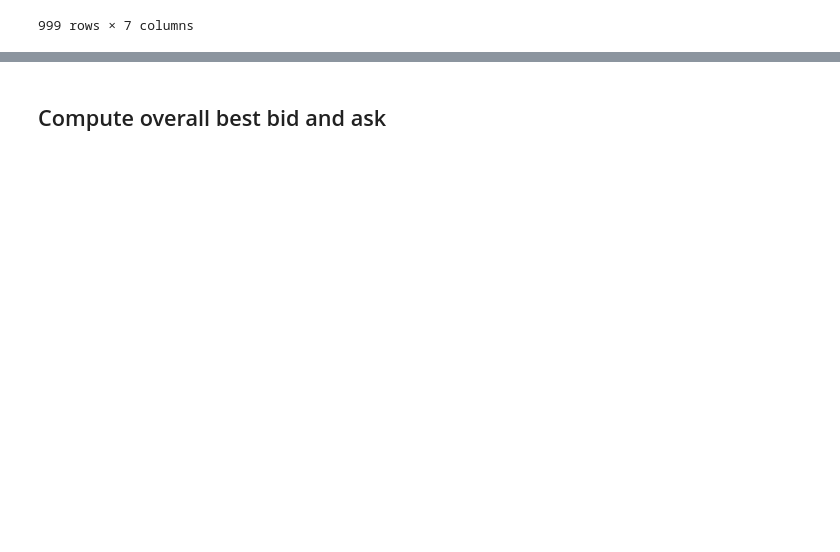
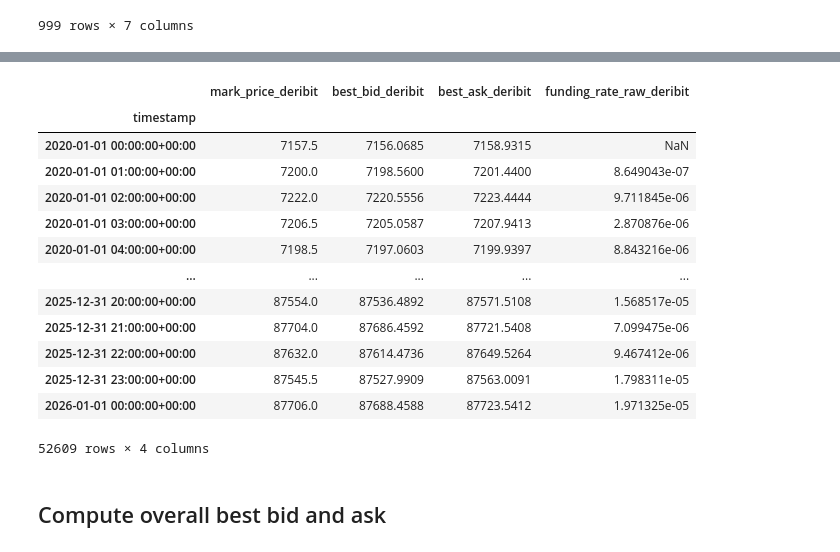
Before and after one commit to PietroC21/Crypto-PerpetualFutures, a Jupyter notebook: data-preparation.ipynb, the cells around one changed output, grey strips where cells are left out. Saved outputs shown, nothing was run; the diff lists cells and outputs as text; code cells hidden in the pictures; blank space fills up the shorter version.

```diff
--- a/data-preparation.ipynb
+++ b/data-preparation.ipynb
@@ -126,0 +170,17 @@ df_gateio.to_parquet(OUTPUT_PATH_GATEIO)
+# %%
+df_deribit
+# %% [output]
+|  | mark_price_deribit | best_bid_deribit | best_ask_deribit | funding_rate_raw_deribit |
+| timestamp |  |  |  |  |
+| 2020-01-01 00:00:00+00:00 | 7157.5 | 7156.0685 | 7158.9315 | NaN |
+| 2020-01-01 01:00:00+00:00 | 7200.0 | 7198.5600 | 7201.4400 | 8.649043e-07 |
+| 2020-01-01 02:00:00+00:00 | 7222.0 | 7220.5556 | 7223.4444 | 9.711845e-06 |
+| 2020-01-01 03:00:00+00:00 | 7206.5 | 7205.0587 | 7207.9413 | 2.870876e-06 |
+| 2020-01-01 04:00:00+00:00 | 7198.5 | 7197.0603 | 7199.9397 | 8.843216e-06 |
+| ... | ... | ... | ... | ... |
+| 2025-12-31 20:00:00+00:00 | 87554.0 | 87536.4892 | 87571.5108 | 1.568517e-05 |
+| 2025-12-31 21:00:00+00:00 | 87704.0 | 87686.4592 | 87721.5408 | 7.099475e-06 |
+| 2025-12-31 22:00:00+00:00 | 87632.0 | 87614.4736 | 87649.5264 | 9.467412e-06 |
+| 2025-12-31 23:00:00+00:00 | 87545.5 | 87527.9909 | 87563.0091 | 1.798311e-05 |
+| 2026-01-01 00:00:00+00:00 | 87706.0 | 87688.4588 | 87723.5412 | 1.971325e-05 |
+52609 rows × 4 columns
```
Also changed, not shown: parts of 6 cells of this notebook, 1 other file.
